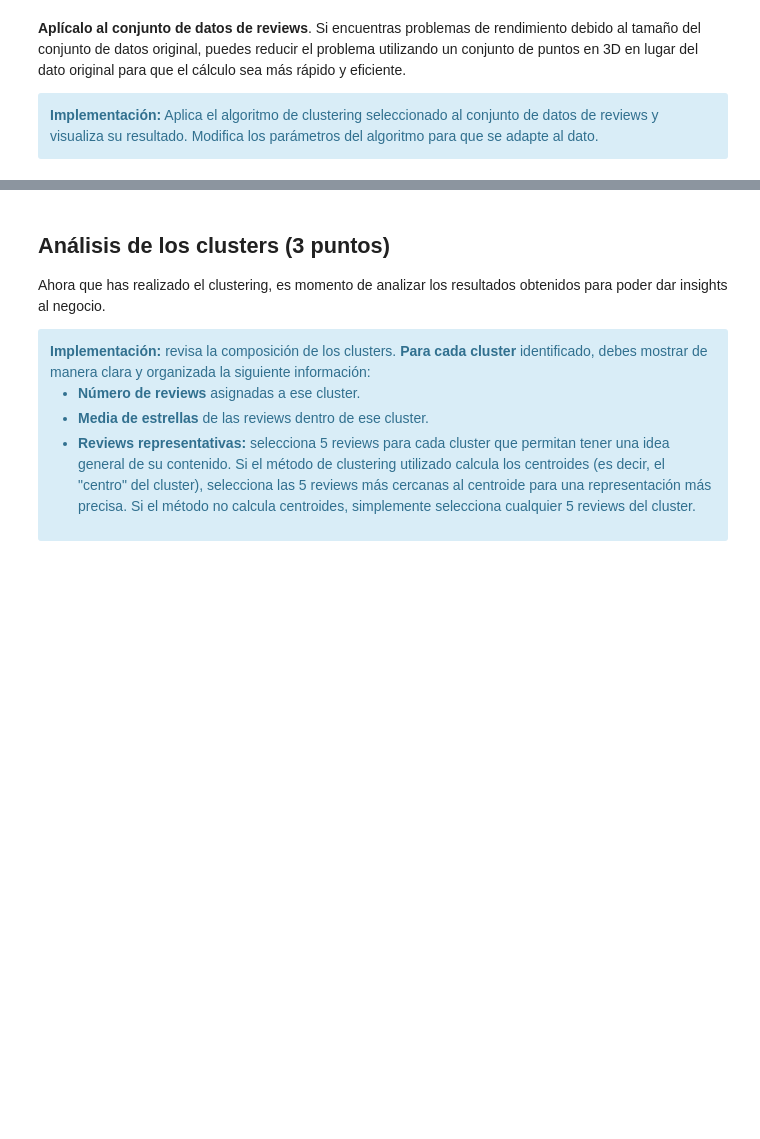
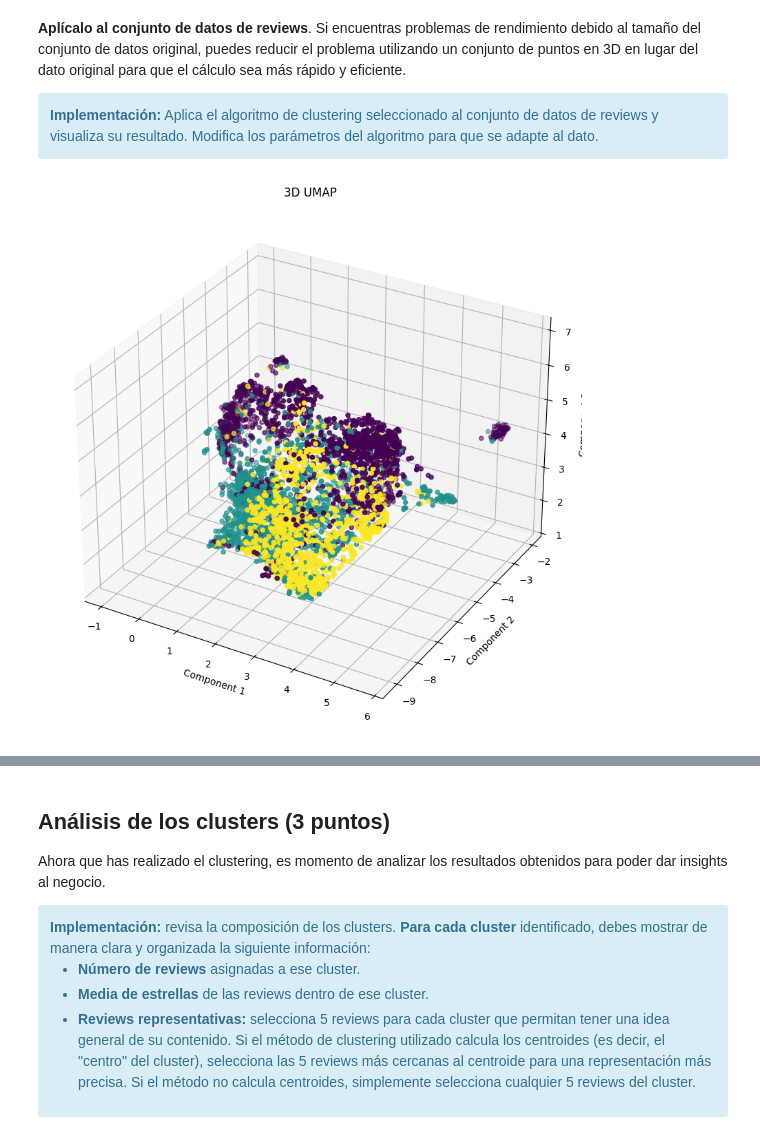
Before and after one commit to Hulkilla/Aprendizaje-Automatico, a Jupyter notebook: PEC2/M2.891_20241_PEC2-Enunciado.ipynb, the cells around one changed output, grey strips where cells are left out. Drawn from its saved outputs; the diff is of its cells as text; code cells hidden in the pictures; blank space fills up the shorter version.

```diff
--- a/PEC2/M2.891_20241_PEC2-Enunciado.ipynb
+++ b/PEC2/M2.891_20241_PEC2-Enunciado.ipynb
@@ -535,3 +543,27 @@ DBSCAN o Hirearchical clustering
 <div class="alert alert-block alert-info">
 <strong>Implementación:</strong> Aplica el algoritmo de clustering seleccionado al conjunto de datos de reviews y visualiza su resultado. Modifica los parámetros del algoritmo para que se adapte al dato.
 </div>
+# %%
+agglo_embeddings = AgglomerativeClustering(n_clusters = 3).fit(embeddings)
+predicted_labels_agglo_embeddings = agglo_embeddings.labels_
+# %%
+umap_model = umap.UMAP(n_components=3, random_state=seed)
+umap_results = umap_model.fit_transform(embeddings)
+
+
+fig = plt.figure(figsize=(12, 10))
+ax = fig.add_subplot(111, projection='3d')
+
+scatter = ax.scatter(umap_results[:, 0], umap_results[:, 1], umap_results[:, 2],
+                     c=predicted_labels_agglo_embeddings)
+
+
+ax.set_title("3D UMAP")
+ax.set_xlabel("Component 1")
+ax.set_ylabel("Component 2")
+ax.set_zlabel("Component 3")
+
+
+plt.show()
+# %% [output]
+[figure, added]
```
Also changed, not shown: parts of 15 cells of this notebook.
